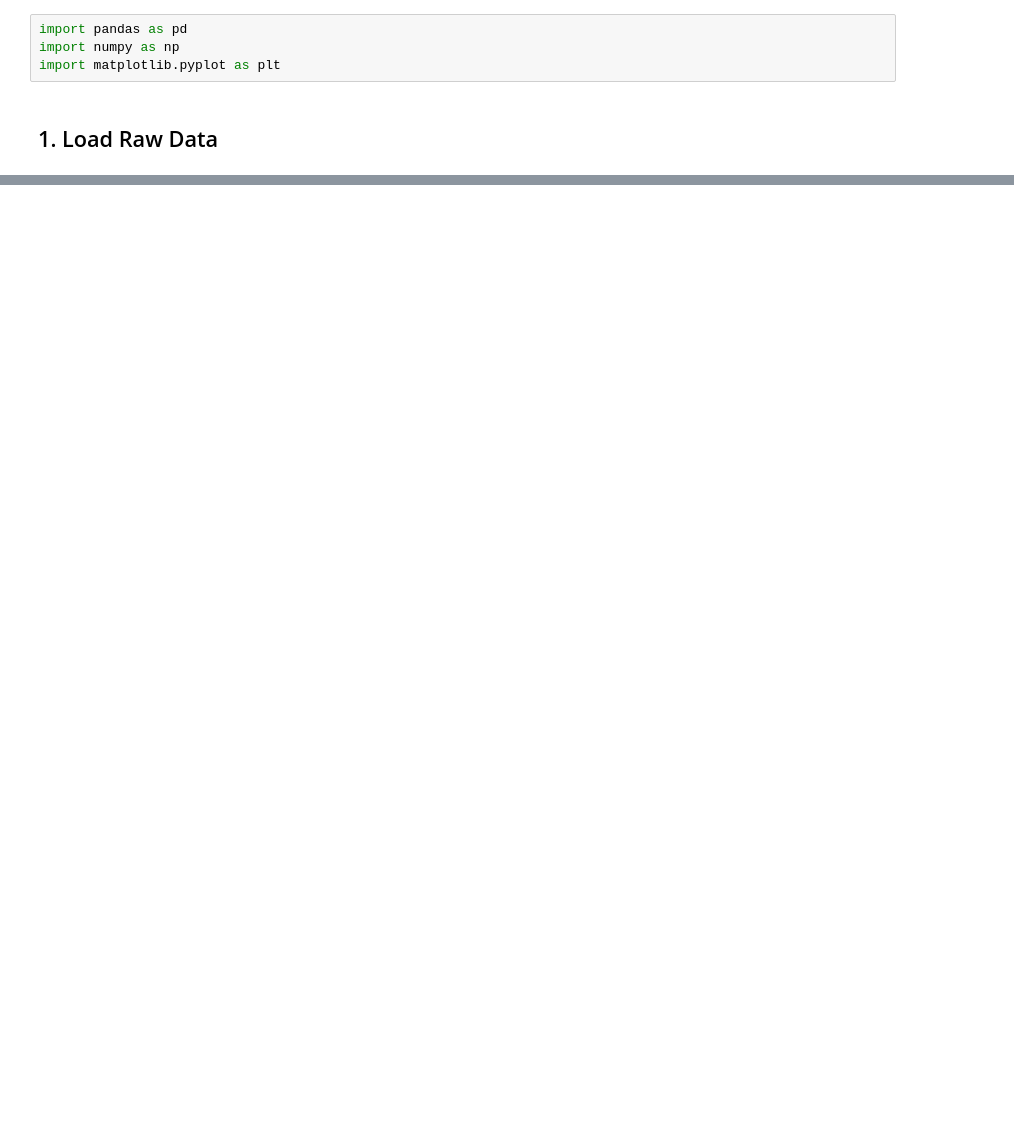
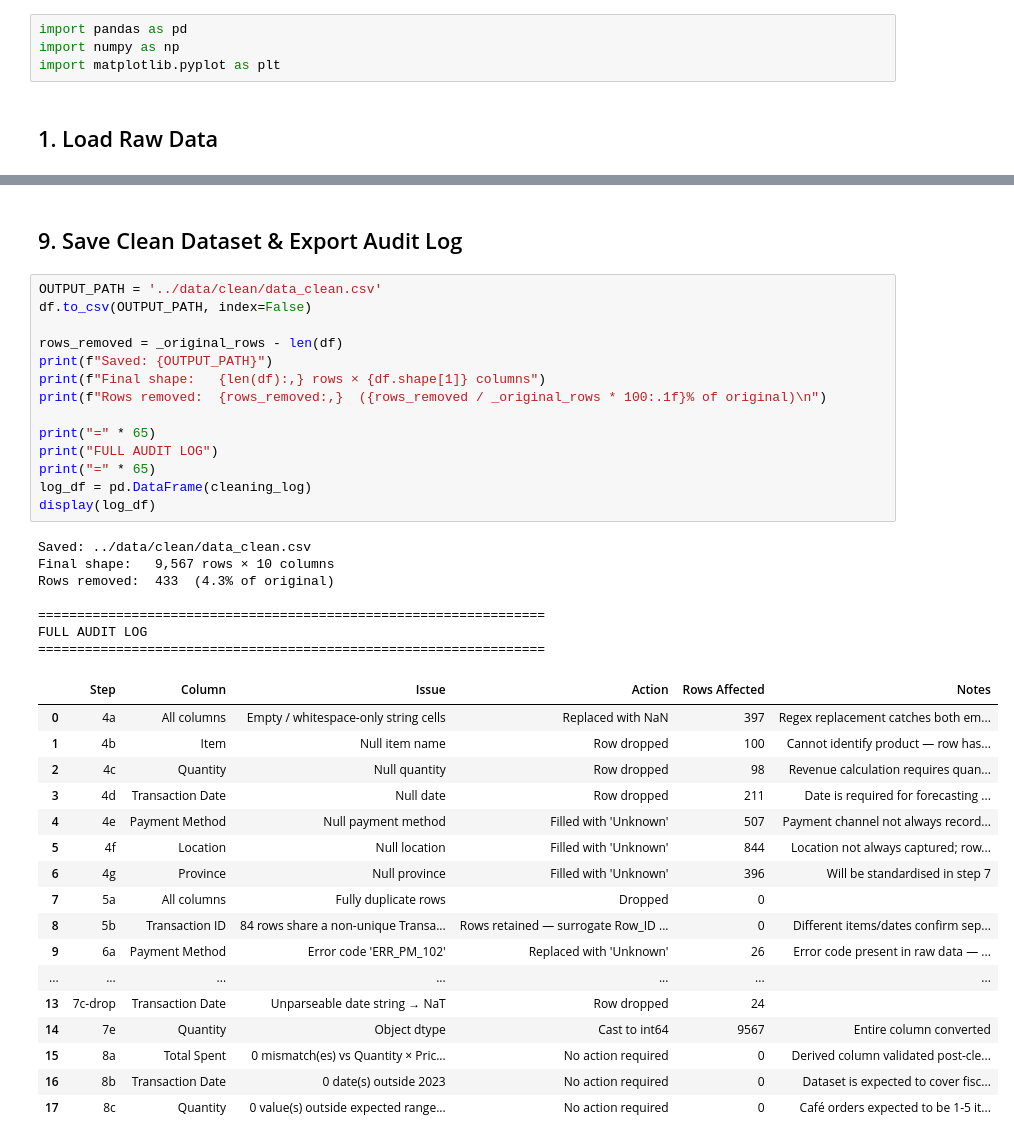
Before and after one commit to monish-ssc/canai-cafe-team-a, a Jupyter notebook: notebooks/01_data_cleaning.ipynb, the cells around one changed output, grey strips where cells are left out. Cells and saved outputs as stored; diff of their text form; blank space fills up the shorter version.

```diff
--- a/notebooks/01_data_cleaning.ipynb
+++ b/notebooks/01_data_cleaning.ipynb
@@ -53,0 +405,41 @@ print(f'Saved clean dataset: {df.shape[0]} rows, {df.shape[1]} columns')
+# %% [markdown]
+## 9. Save Clean Dataset & Export Audit Log
+# %%
+OUTPUT_PATH = '../data/clean/data_clean.csv'
+df.to_csv(OUTPUT_PATH, index=False)
+
+rows_removed = _original_rows - len(df)
+print(f"Saved: {OUTPUT_PATH}")
+print(f"Final shape:   {len(df):,} rows × {df.shape[1]} columns")
+print(f"Rows removed:  {rows_removed:,}  ({rows_removed / _original_rows * 100:.1f}% of original)\n")
+
+print("=" * 65)
+print("FULL AUDIT LOG")
+print("=" * 65)
+log_df = pd.DataFrame(cleaning_log)
+display(log_df)
+# %% [output]
+Saved: ../data/clean/data_clean.csv
+Final shape:   9,567 rows × 10 columns
+Rows removed:  433  (4.3% of original)
+
+=================================================================
+FULL AUDIT LOG
+=================================================================
+|  | Step | Column | Issue | Action | Rows Affected | Notes |
+| 0 | 4a | All columns | Empty / whitespace-only string cells | Replaced with NaN | 397 | Regex replacement catches both em... |
+| 1 | 4b | Item | Null item name | Row dropped | 100 | Cannot identify product — row has... |
+| 2 | 4c | Quantity | Null quantity | Row dropped | 98 | Revenue calculation requires quan... |
+| 3 | 4d | Transaction Date | Null date | Row dropped | 211 | Date is required for forecasting ... |
+| 4 | 4e | Payment Method | Null payment method | Filled with 'Unknown' | 507 | Payment channel not always record... |
+| 5 | 4f | Location | Null location | Filled with 'Unknown' | 844 | Location not always captured; row... |
+| 6 | 4g | Province | Null province | Filled with 'Unknown' | 396 | Will be standardised in step 7 |
+| 7 | 5a | All columns | Fully duplicate rows | Dropped | 0 |  |
+| 8 | 5b | Transaction ID | 84 rows share a non-unique Transa... | Rows retained — surrogate Row_ID ... | 0 | Different items/dates confirm sep... |
+| 9 | 6a | Payment Method | Error code 'ERR_PM_102' | Replaced with 'Unknown' | 26 | Error code present in raw data — ... |
+| ... | ... | ... | ... | ... | ... | ... |
+| 13 | 7c-drop | Transaction Date | Unparseable date string → NaT | Row dropped | 24 |  |
+| 14 | 7e | Quantity | Object dtype | Cast to int64 | 9567 | Entire column converted |
+| 15 | 8a | Total Spent | 0 mismatch(es) vs Quantity × Pric... | No action required | 0 | Derived column validated post-cle... |
+| 16 | 8b | Transaction Date | 0 date(s) outside 2023 | No action required | 0 | Dataset is expected to cover fisc... |
+| 17 | 8c | Quantity | 0 value(s) outside expected range... | No action required | 0 | Café orders expected to be 1-5 it... |
```
Also changed, not shown: parts of 38 cells of this notebook, 4 other files.
